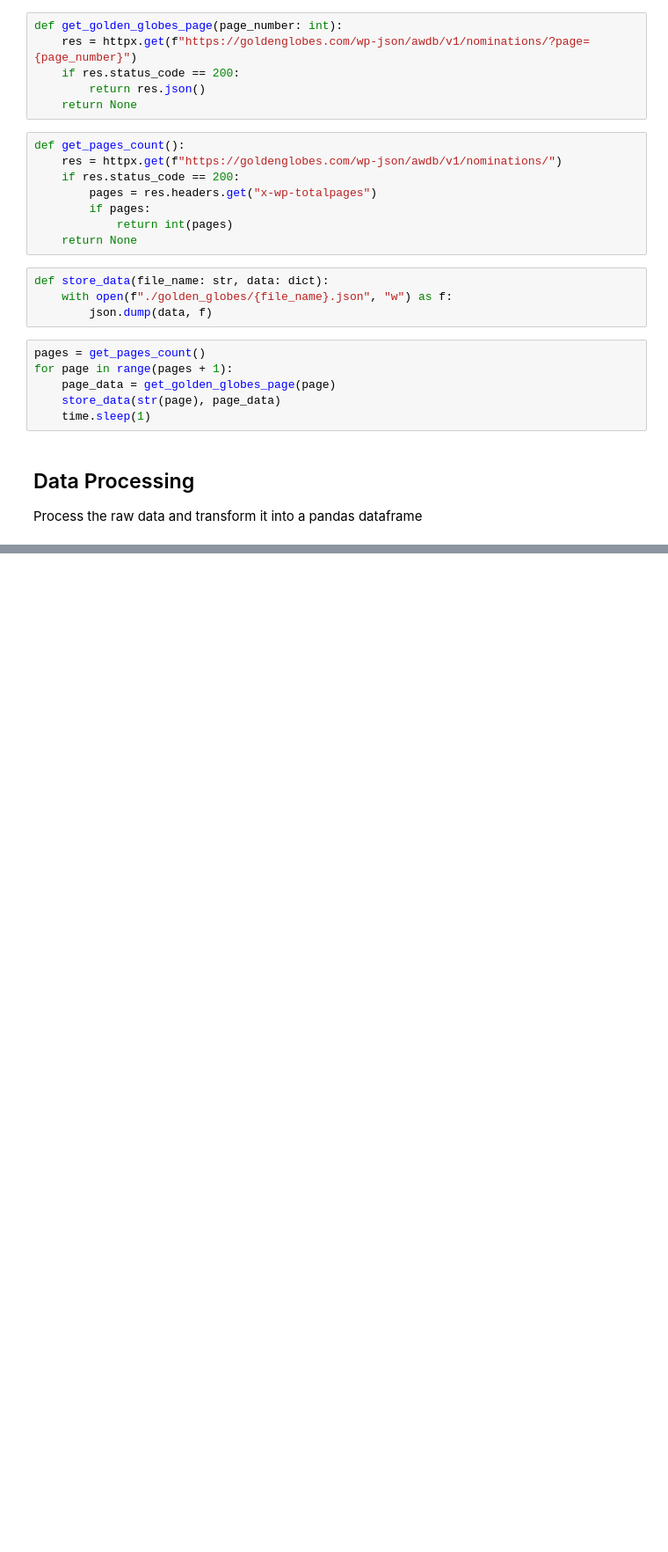
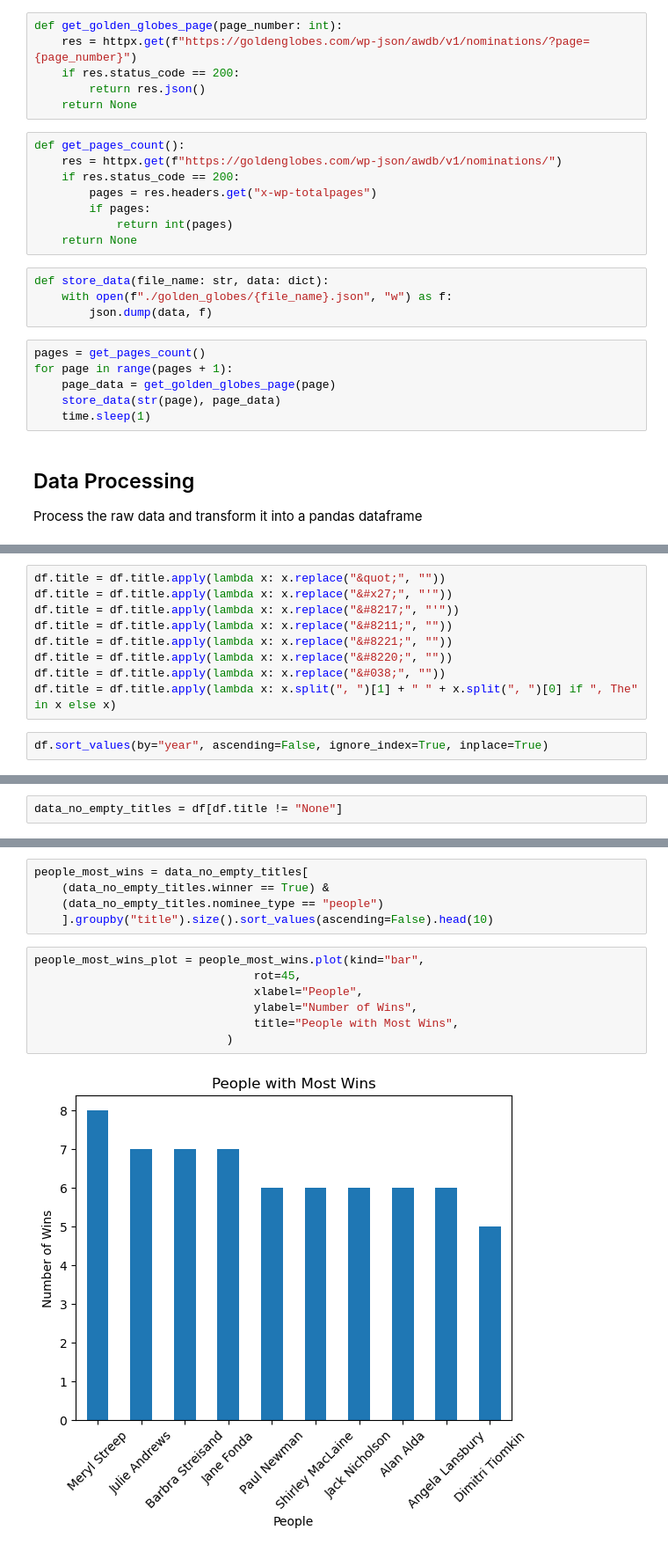
Before and after one commit to dmitkov28/notebooks, a Jupyter notebook: notebooks/ML/movies/golden_globes.ipynb, the cells around one changed output, grey strips where cells are left out. Shown at 88% size. Cells and saved outputs as stored; diff of their text form; blank space fills up the shorter version.

```diff
--- a/notebooks/ML/movies/golden_globes.ipynb
+++ b/notebooks/ML/movies/golden_globes.ipynb
@@ -85,0 +89,11 @@ df.to_csv("Golden_Globes_Awards_Dataset.csv")
+# %%
+df.title = df.title.apply(lambda x: x.replace("&quot;", ""))
+df.title = df.title.apply(lambda x: x.replace("&#x27;", "'"))
+df.title = df.title.apply(lambda x: x.replace("&#8217;", "'"))
+df.title = df.title.apply(lambda x: x.replace("&#8211;", ""))
+df.title = df.title.apply(lambda x: x.replace("&#8221;", ""))
+df.title = df.title.apply(lambda x: x.replace("&#8220;", ""))
+df.title = df.title.apply(lambda x: x.replace("&#038;", ""))
+df.title = df.title.apply(lambda x: x.split(", ")[1] + " " + x.split(", ")[0] if ", The" in x else x)
+# %%
+df.sort_values(by="year", ascending=False, ignore_index=True, inplace=True)
@@ -85,0 +106,2 @@ df.to_csv("Golden_Globes_Awards_Dataset.csv")
+# %%
+data_no_empty_titles = df[df.title != "None"]
@@ -85,0 +124,14 @@ df.to_csv("Golden_Globes_Awards_Dataset.csv")
+# %%
+people_most_wins = data_no_empty_titles[
+    (data_no_empty_titles.winner == True) &
+    (data_no_empty_titles.nominee_type == "people")
+    ].groupby("title").size().sort_values(ascending=False).head(10)
+# %%
+people_most_wins_plot = people_most_wins.plot(kind="bar",
+                                rot=45,
+                                xlabel="People",
+                                ylabel="Number of Wins",
+                                title="People with Most Wins",
+                            )
+# %% [output]
+[figure, added]
```
Also changed, not shown: parts of 17 cells of this notebook.
